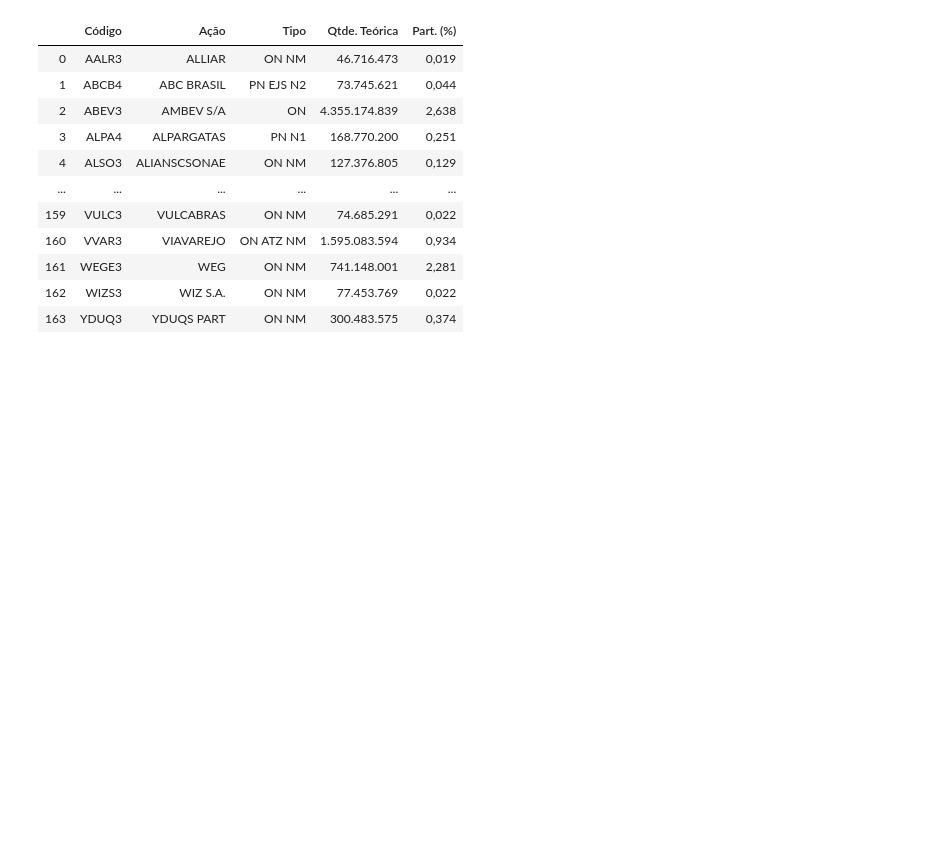
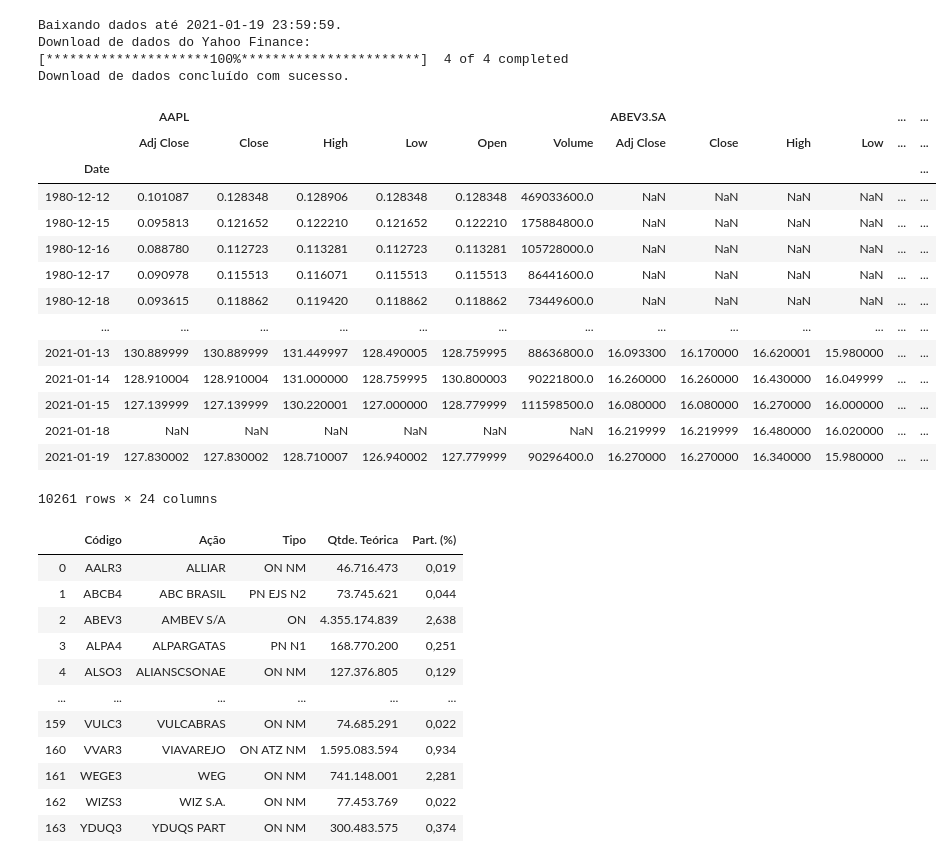
Before and after one commit to rafaelschena/stocks_analyzer, a Jupyter notebook: tests.ipynb, the cells around one changed output. Drawn from its saved outputs; the diff is of its cells as text; code cells hidden in the pictures; blank space fills up the shorter version.

Commit message:
Adiciona a função download_dados, que faz o download do Yahoo Finanças e entrega um dataframe formatado com multi-index. Variáveis today e ontem foram tornadas globais para evitar redundâncias.

```diff
--- a/tests.ipynb
+++ b/tests.ipynb
@@ -6,0 +8,3 @@ import sqlite3
+# %%
+codigos = pd.read_csv('./data/acoes.csv', names=['Codigo'])
+acoes = list(codigos.Codigo)
@@ -7,3 +64,47 @@ import sqlite3
+# %%
+# Variáveis globais utilizadas em várias funções
+today = pd.datetime.today()
+ontem = pd.to_datetime(-1, unit='D', origin=today)
+ontem = str(ontem)[0:10]+' 23:59:59'
+ontem = pd.to_datetime(ontem)
+data_zero = pd.to_datetime('1900-01-01')
+# %%
+def download_dados(inicio=None):
+    acoes = ['PETR3.SA', 'ABEV3.SA', 'AAPL', 'MSFT']
+    print(f'Baixando dados até {ontem}.')
+    print('Download de dados do Yahoo Finance:')
+    df = yf.download(acoes, start=inicio, end=ontem)
+    print('Download de dados concluído com sucesso.')
+    # Reordenando os níveis de índice nas colunas
+    df.columns = df.columns.reorder_levels([1, 0])
+    # Ordenando as colunas em ordem alfabética
+    df.sort_index(axis=1, inplace=True)
+    return df
+# %%
+base = download_dados()
+# %% [output]
+Baixando dados até 2021-01-19 23:59:59.
+Download de dados do Yahoo Finance:
+[*********************100%***********************]  4 of 4 completed
+Download de dados concluído com sucesso.
+# %%
+base
+# %% [output]
+|  | AAPL |  |  |  |  |  | ABEV3.SA |  |  |  | ... | ... |
+|  | Adj Close | Close | High | Low | Open | Volume | Adj Close | Close | High | Low | ... | ... |
+| Date |  |  |  |  |  |  |  |  |  |  |  | ... |
+| 1980-12-12 | 0.101087 | 0.128348 | 0.128906 | 0.128348 | 0.128348 | 469033600.0 | NaN | NaN | NaN | NaN | ... | ... |
+| 1980-12-15 | 0.095813 | 0.121652 | 0.122210 | 0.121652 | 0.122210 | 175884800.0 | NaN | NaN | NaN | NaN | ... | ... |
+| 1980-12-16 | 0.088780 | 0.112723 | 0.113281 | 0.112723 | 0.113281 | 105728000.0 | NaN | NaN | NaN | NaN | ... | ... |
+| 1980-12-17 | 0.090978 | 0.115513 | 0.116071 | 0.115513 | 0.115513 | 86441600.0 | NaN | NaN | NaN | NaN | ... | ... |
+| 1980-12-18 | 0.093615 | 0.118862 | 0.119420 | 0.118862 | 0.118862 | 73449600.0 | NaN | NaN | NaN | NaN | ... | ... |
+| ... | ... | ... | ... | ... | ... | ... | ... | ... | ... | ... | ... | ... |
+| 2021-01-13 | 130.889999 | 130.889999 | 131.449997 | 128.490005 | 128.759995 | 88636800.0 | 16.093300 | 16.170000 | 16.620001 | 15.980000 | ... | ... |
+| 2021-01-14 | 128.910004 | 128.910004 | 131.000000 | 128.759995 | 130.800003 | 90221800.0 | 16.260000 | 16.260000 | 16.430000 | 16.049999 | ... | ... |
+| 2021-01-15 | 127.139999 | 127.139999 | 130.220001 | 127.000000 | 128.779999 | 111598500.0 | 16.080000 | 16.080000 | 16.270000 | 16.000000 | ... | ... |
+| 2021-01-18 | NaN | NaN | NaN | NaN | NaN | NaN | 16.219999 | 16.219999 | 16.480000 | 16.020000 | ... | ... |
+| 2021-01-19 | 127.830002 | 127.830002 | 128.710007 | 126.940002 | 127.779999 | 90296400.0 | 16.270000 | 16.270000 | 16.340000 | 15.980000 | ... | ... |
+10261 rows × 24 columns
 # %%
 df = pd.read_csv('./data/IBrA.csv', delimiter=';')
 # %%
```
Also changed, not shown: parts of 8 cells of this notebook, 2 other files.
